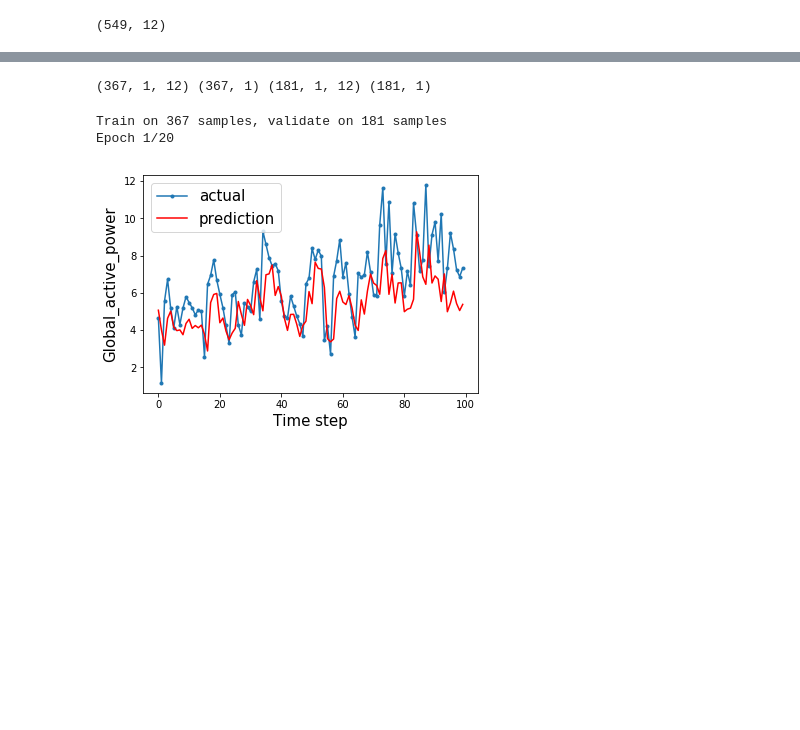
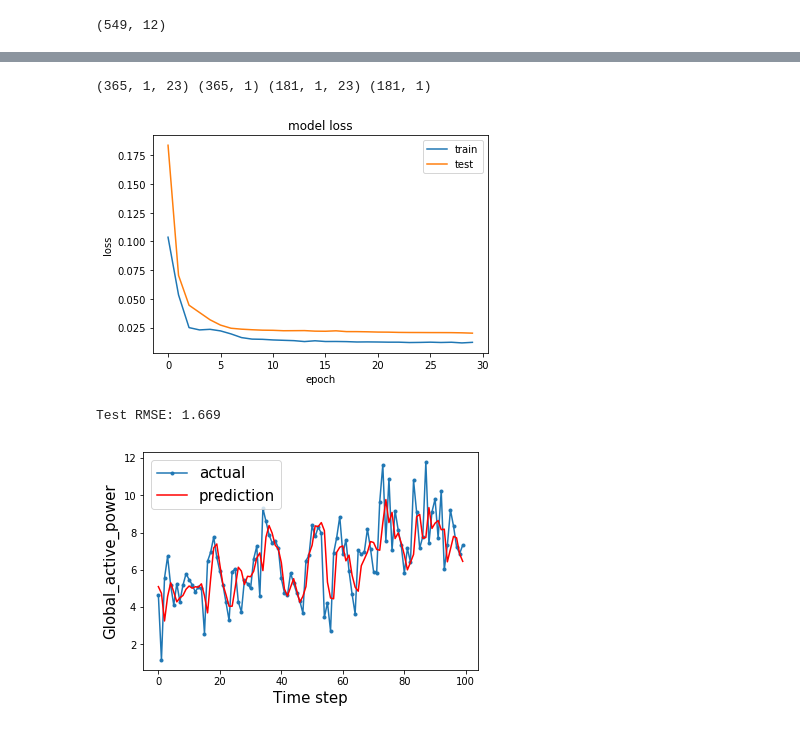
Before and after one commit to BorisAnimal/IU-Data-Analysis-Research, a Jupyter notebook: Boris#2.ipynb, the cells around one changed output, grey strips where cells are left out. Saved outputs shown, nothing was run; the diff lists cells and outputs as text; code cells hidden in the pictures; blank space fills up the shorter version.

```diff
--- a/Boris#2.ipynb
+++ b/Boris#2.ipynb
@@ -311,7 +366,7 @@ values = reframed.values
 
 X,Y = values[:, :-1], values[:, -1]
 scalerX = MinMaxScaler(feature_range=(0, 1))
-X = scaler.fit_transform(X)
+X = scalerX.fit_transform(X)
 scalerY = MinMaxScaler(feature_range=(0, 1))
 Y = scalerY.fit_transform(Y.reshape(-1, 1))
 
@@ -328,56 +383,58 @@ test_X = test_X.reshape((test_X.shape[0], 1, test_X.shape[1]))
 print(train_X.shape, train_y.shape, test_X.shape, test_y.shape)
 # We reshaped the input into the 3D format as expected by LSTMs, namely [samples, timesteps, features].
 # %% [output]
-(367, 1, 12) (367, 1) (181, 1, 12) (181, 1)
+(365, 1, 23) (365, 1) (181, 1, 23) (181, 1)
 # %%
+import random
+random.seed(42)
+
 model = Sequential()
 model.add(LSTM(100, input_shape=(train_X.shape[1], train_X.shape[2])))
 model.add(Dropout(0.2))
-#    model.add(LSTM(70))
-#    model.add(Dropout(0.3))
+# model.add(Dense(70))
+# model.add(Dropout(0.2))
 model.add(Dense(1))
 model.compile(loss='mean_squared_error', optimizer='adam')
 
 
+# fit network
+history = model.fit(train_X, train_y, epochs=30, batch_size=7, validation_data=(test_X, test_y), verbose=0, shuffle=False)
 
-# fit network
-history = model.fit(train_X, train_y, epochs=20, batch_size=7, validation_data=(test_X, test_y), verbose=0, shuffle=False)
 
 # summarize history for loss
 plt.plot(history.history['loss'])
 plt.plot(history.history['val_loss'])
 plt.title('model loss')
 plt.ylabel('loss')
 plt.xlabel('epoch')
 plt.legend(['train', 'test'], loc='upper right')
 plt.show()
 
+
 # make a prediction
 yhat = model.predict(test_X)
 # invert scaling for forecast
 inv_yhat = scalerY.inverse_transform(yhat)
 # invert scaling for actual
 inv_y = scalerY.inverse_transform(test_y)
 
+
 # calculate RMSE
 rmse = np.sqrt(mean_squared_error(inv_y, inv_yhat))
 print('Test RMSE: %.3f' % rmse)
+
+
+interval = 100
+## time steps, every step is one hour (you can easily convert the time step to the actual time index)
+## for a demonstration purpose, I only compare the predictions in 200 hours.
+aa=[x for x in range(interval)]
+plt.plot(aa, inv_y[:interval], marker='.', label="actual")
+plt.plot(aa, inv_yhat[:interval], 'r', label="prediction")
+plt.ylabel('Global_active_power', size=15)
+plt.xlabel('Time step', size=15)
+plt.legend(fontsize=15)
+plt.show()
 # %% [output]
+[figure, added]
-Train on 367 samples, validate on 181 samples
-Epoch 1/20
+Test RMSE: 1.669
+[figure, added]
-# %%
-## time steps, every step is one hour (you can easily convert the time step to the actual time index)
-## for a demonstration purpose, I only compare the predictions in 200 hours.
-
-aa=[x for x in range(100)]
-plt.plot(aa, inv_y[:100], marker='.', label="actual")
-plt.plot(aa, inv_yhat[:100], 'r', label="prediction")
-plt.ylabel('Global_active_power', size=15)
-plt.xlabel('Time step', size=15)
-plt.legend(fontsize=15)
-plt.show()
-
-
-## TODO: запихнуть время в датасет
-# %% [output]
-[figure, removed]
```
Also changed, not shown: parts of 18 cells of this notebook.
